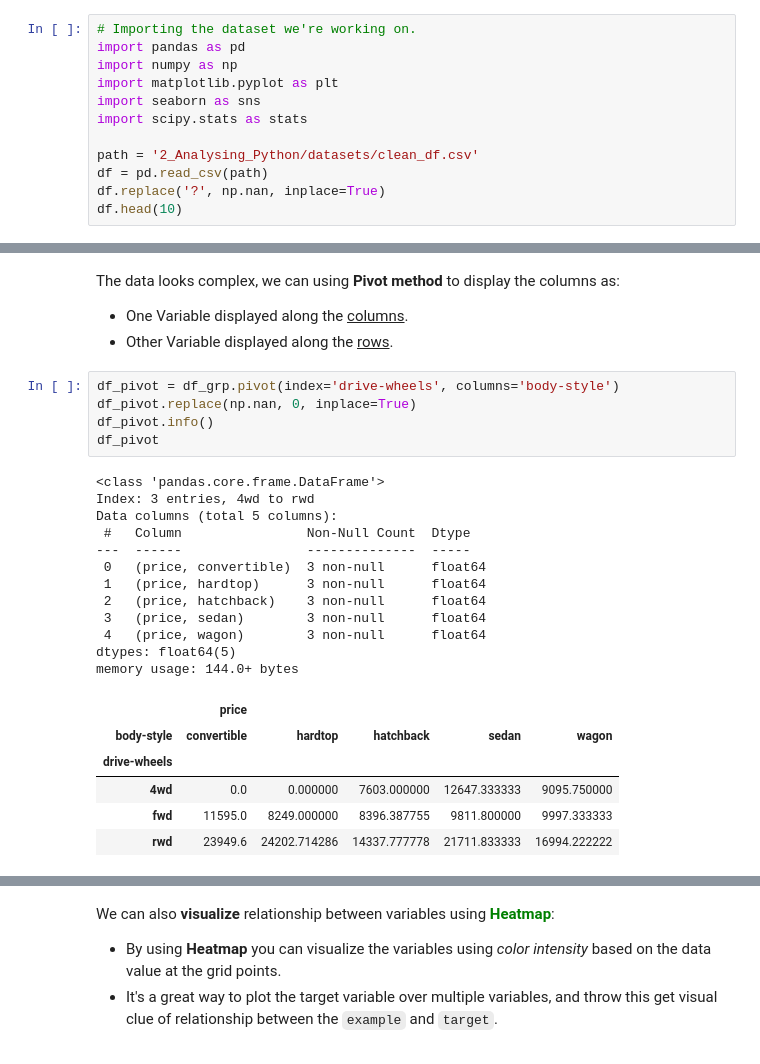
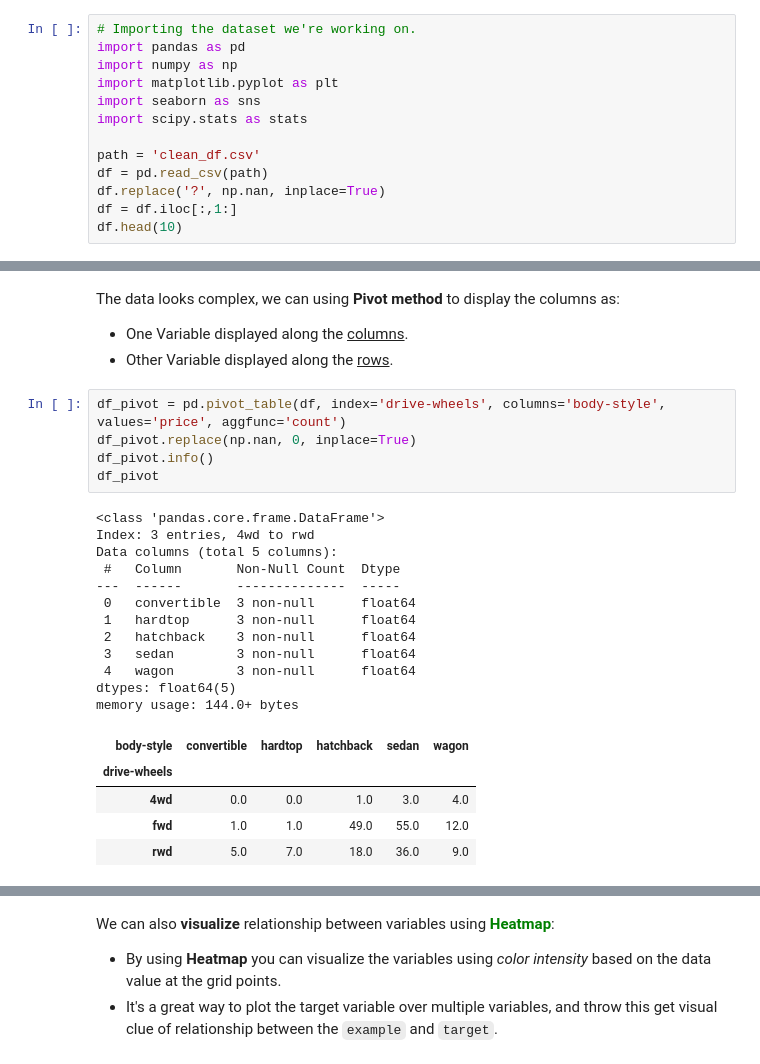
Before and after one commit to AI-Ahmed/BDA-and-DS, a Jupyter notebook: Week 06/Section/Module03.ipynb, the cells around one changed output, grey strips where cells are left out. Drawn from its saved outputs; the diff is of its cells as text.

```diff
--- a/Week 06/Section/Module03.ipynb
+++ b/Week 06/Section/Module03.ipynb
@@ -36,8 +36,9 @@ import matplotlib.pyplot as plt
 import seaborn as sns
 import scipy.stats as stats
 
-path = '2_Analysing_Python/datasets/clean_df.csv'
+path = 'clean_df.csv'
 df = pd.read_csv(path)
 df.replace('?', np.nan, inplace=True)
+df = df.iloc[:,1:]
 df.head(10)
 # %% [output]
@@ -161,26 +162,25 @@ The data looks complex, we can using **Pivot method** to display the columns as:
 - One Variable displayed along the <u>columns</u>.
 - Other Variable displayed along the <u>rows</u>.
 # %%
-df_pivot = df_grp.pivot(index='drive-wheels', columns='body-style')
+df_pivot = pd.pivot_table(df, index='drive-wheels', columns='body-style', values='price', aggfunc='count')
 df_pivot.replace(np.nan, 0, inplace=True)
 df_pivot.info()
 df_pivot
 # %% [output]
 <class 'pandas.core.frame.DataFrame'>
 Index: 3 entries, 4wd to rwd
 Data columns (total 5 columns):
- #   Column                Non-Null Count  Dtype
----  ------                --------------  -----
- 0   (price, convertible)  3 non-null      float64
- 1   (price, hardtop)      3 non-null      float64
- 2   (price, hatchback)    3 non-null      float64
- 3   (price, sedan)        3 non-null      float64
- 4   (price, wagon)        3 non-null      float64
+ #   Column       Non-Null Count  Dtype
+---  ------       --------------  -----
+ 0   convertible  3 non-null      float64
+ 1   hardtop      3 non-null      float64
+ 2   hatchback    3 non-null      float64
+ 3   sedan        3 non-null      float64
+ 4   wagon        3 non-null      float64
 dtypes: float64(5)
 memory usage: 144.0+ bytes
-|  | price |  |  |  |  |
 | body-style | convertible | hardtop | hatchback | sedan | wagon |
 | drive-wheels |  |  |  |  |  |
-| 4wd | 0.0 | 0.000000 | 7603.000000 | 12647.333333 | 9095.750000 |
-| fwd | 11595.0 | 8249.000000 | 8396.387755 | 9811.800000 | 9997.333333 |
-| rwd | 23949.6 | 24202.714286 | 14337.777778 | 21711.833333 | 16994.222222 |
+| 4wd | 0.0 | 0.0 | 1.0 | 3.0 | 4.0 |
+| fwd | 1.0 | 1.0 | 49.0 | 55.0 | 12.0 |
+| rwd | 5.0 | 7.0 | 18.0 | 36.0 | 9.0 |
```
Also changed, not shown: parts of 8 cells of this notebook.
